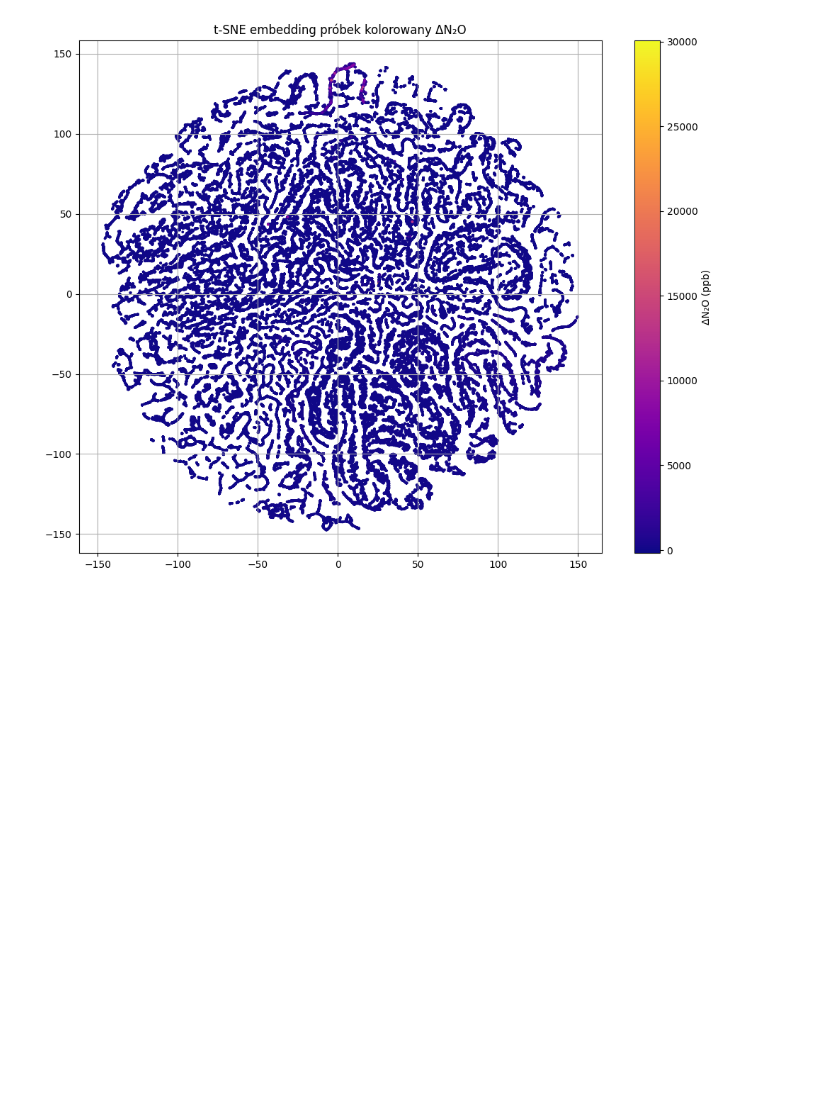
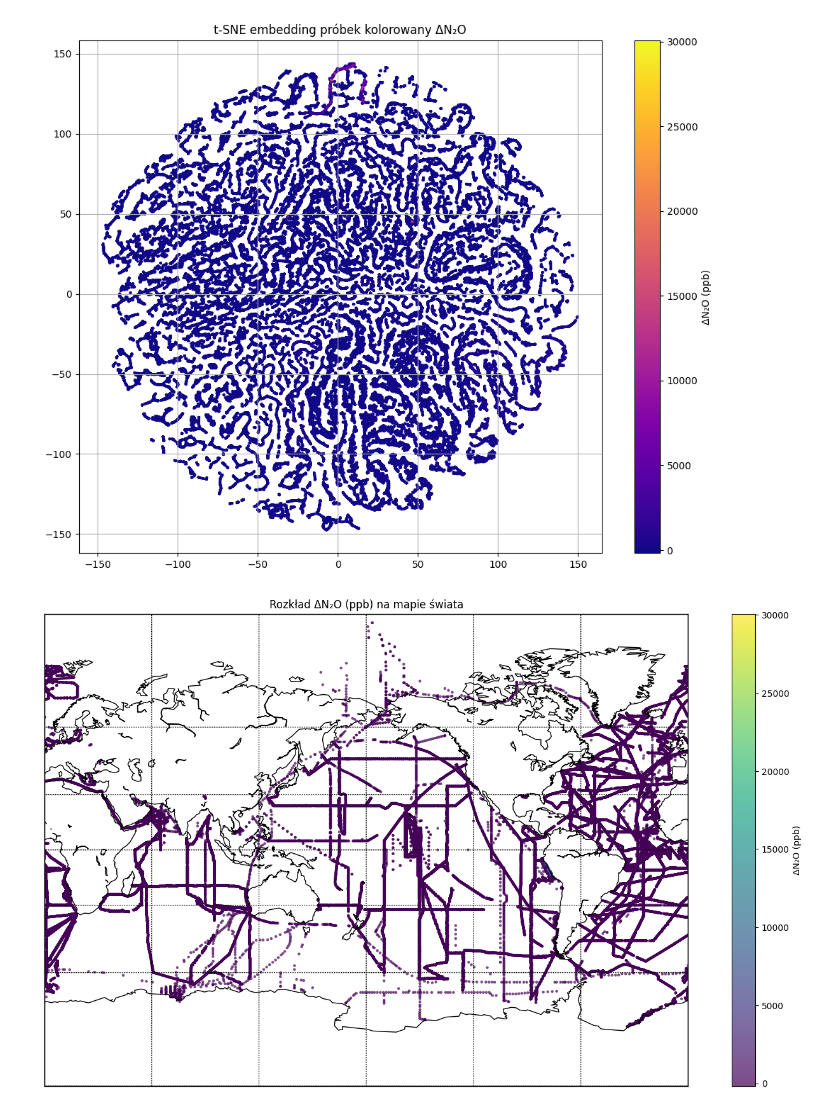
Before and after one commit to jkiczka/Geochemical_data_interpolation, a Jupyter notebook: notebooks/data_analysis.ipynb, the cells around one changed output. Cells and saved outputs as stored; diff of their text form; code cells hidden in the pictures; blank space fills up the shorter version.

```diff
--- a/notebooks/data_analysis.ipynb
+++ b/notebooks/data_analysis.ipynb
@@ -92,3 +92,25 @@ plt.tight_layout()
 plt.show()
 # %% [output]
 [figure]
+# %%
+plt.figure(figsize=(14, 8))
+m = Basemap(projection='mill', lon_0=180)
+m.drawcoastlines()
+m.drawmapboundary()
+m.drawparallels(range(-90, 91, 30))
+m.drawmeridians(range(0, 361, 60))
+
+valid_mask = df["dn2o_ppb"].notnull()
+lons = df.loc[valid_mask, "longitude"].values
+lats = df.loc[valid_mask, "latitude"].values
+vals = df.loc[valid_mask, "dn2o_ppb"].values
+
+x, y = m(lons, lats)
+sc = m.scatter(x, y, c=vals, cmap='viridis', s=10, alpha=0.7, edgecolors='none')
+
+plt.colorbar(sc, label="ΔN₂O (ppb)")
+plt.title("Rozkład ΔN₂O (ppb) na mapie świata")
+plt.tight_layout()
+plt.show()
+# %% [output]
+[figure, added]
```
Also changed, not shown: parts of 3 cells of this notebook, 3 other files.
